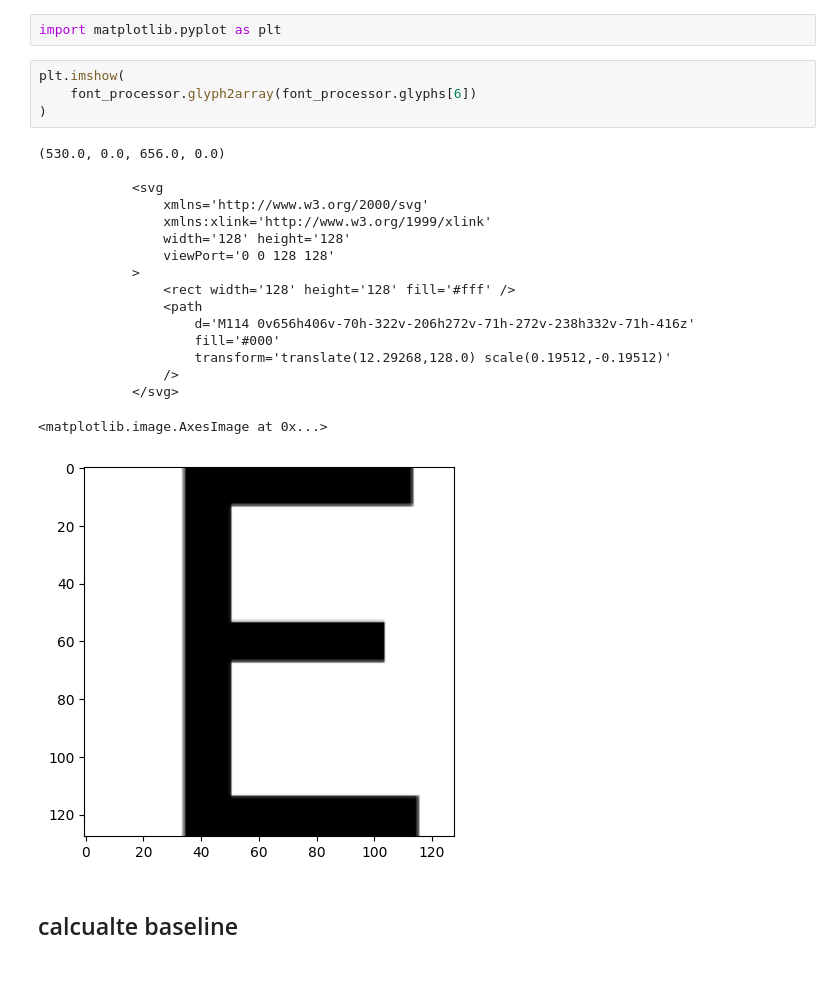
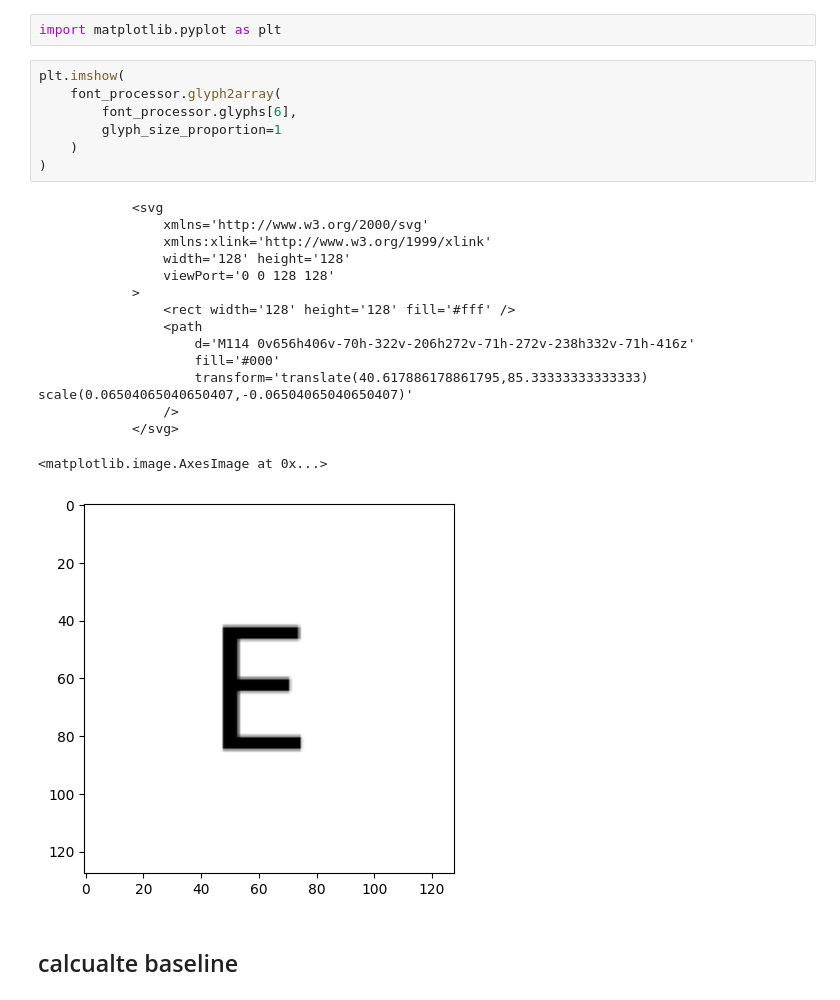
Before and after one commit to mitlyn/Fonty, a Jupyter notebook: notebooks/glyph-baseline.ipynb, the cells around one changed output. Drawn from its saved outputs; the diff is of its cells as text; blank space fills up the shorter version.

```diff
--- a/notebooks/glyph-baseline.ipynb
+++ b/notebooks/glyph-baseline.ipynb
@@ -20,26 +20,27 @@ font_processor.save_svg_font('SourceCodePro-Regular.svg')
 import matplotlib.pyplot as plt
 # %%
 plt.imshow(
-    font_processor.glyph2array(font_processor.glyphs[6])
+    font_processor.glyph2array(
+        font_processor.glyphs[6],
+        glyph_size_proportion=1
+    )
 )
 # %% [output]
-(530.0, 0.0, 656.0, 0.0)
-
             <svg
                 xmlns='http://www.w3.org/2000/svg'
                 xmlns:xlink='http://www.w3.org/1999/xlink'
                 width='128' height='128'
                 viewPort='0 0 128 128'
             >
                 <rect width='128' height='128' fill='#fff' />
                 <path
                     d='M114 0v656h406v-70h-322v-206h272v-71h-272v-238h332v-71h-416z'
                     fill='#000'
-                    transform='translate(12.29268,128.0) scale(0.19512,-0.19512)'
+                    transform='translate(40.617886178861795,85.33333333333333) scale(0.06504065040650407,-0.06504065040650407)'
                 />
             </svg>
 <matplotlib.image.AxesImage at 0x...>
-[figure, old version]
+[figure, new version]
 # %% [markdown]
 ## calcualte baseline
 # %%
```
Also changed, not shown: 1 other file.
